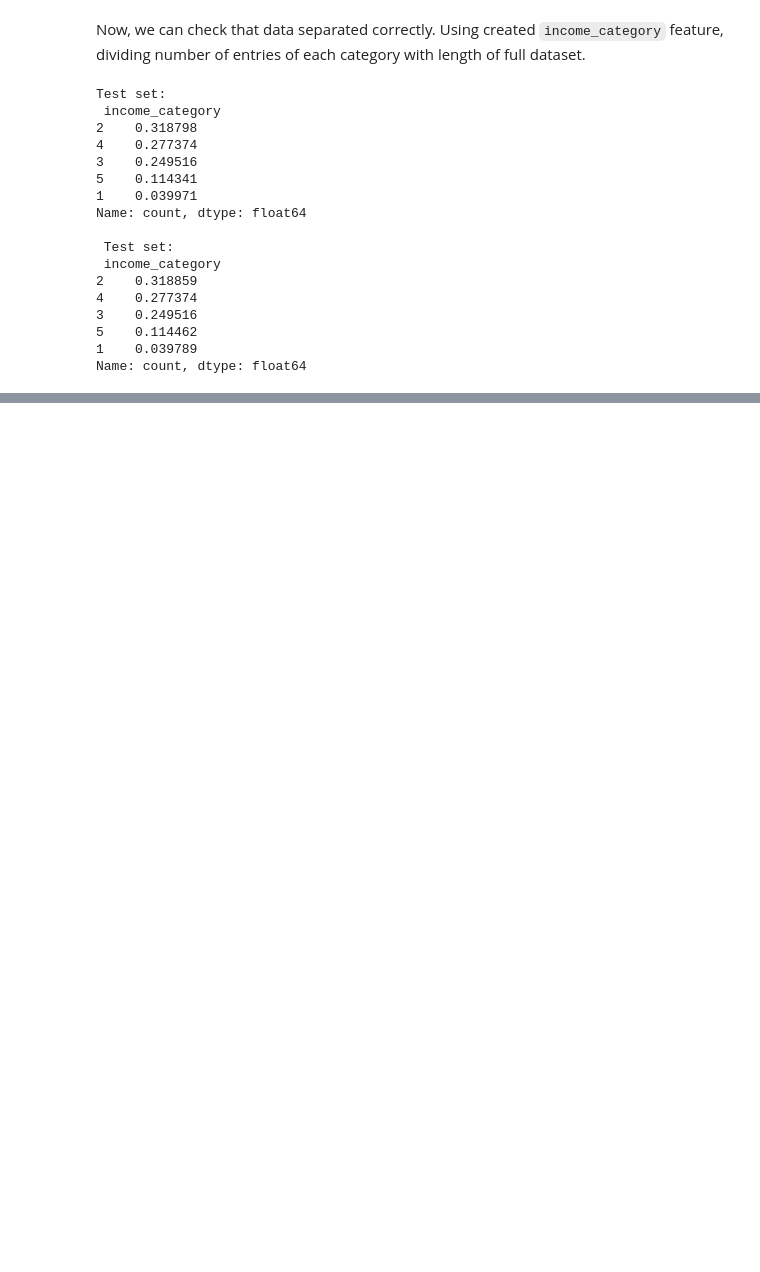
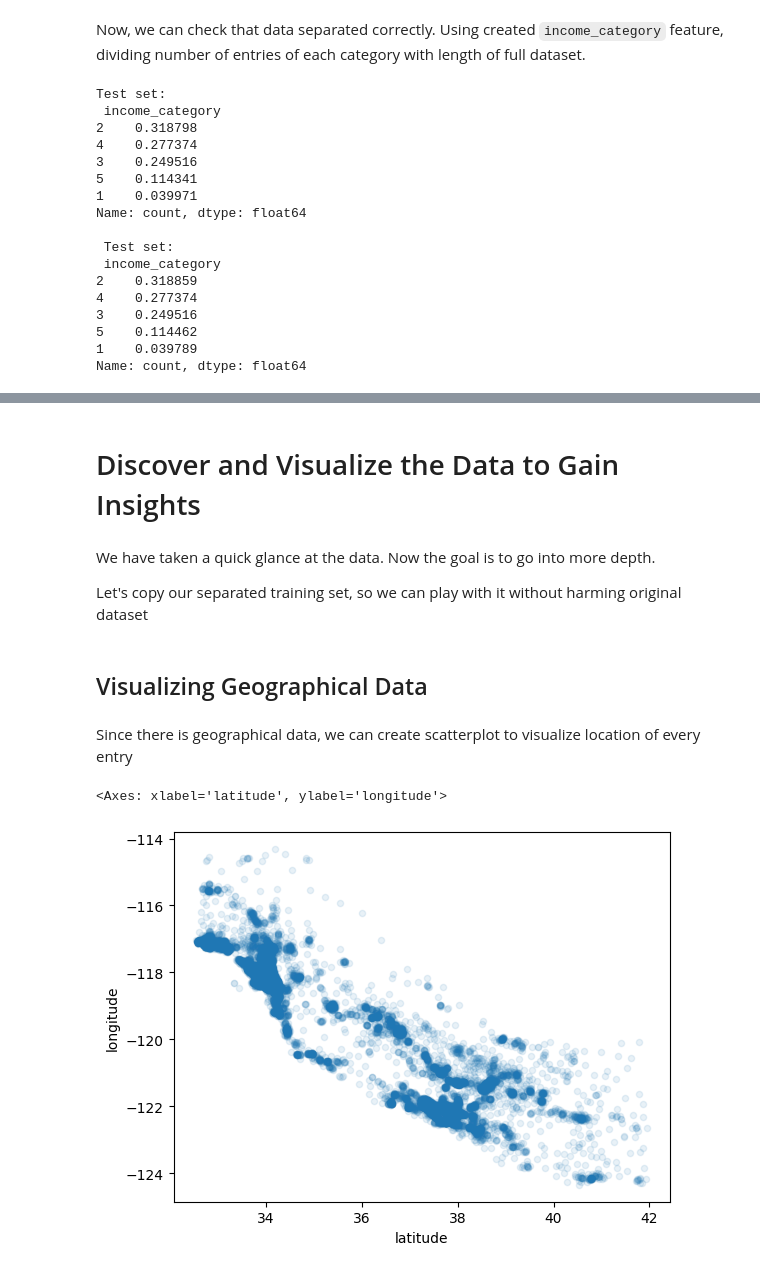
Before and after one commit to yeghor/Learning-Machine-Learning, a Jupyter notebook: Housing.ipynb, the cells around one changed output, grey strips where cells are left out. Drawn from its saved outputs; the diff is of its cells as text; code cells hidden in the pictures; blank space fills up the shorter version.

Commit message:
feat: added geographical data visualization

```diff
--- a/Housing.ipynb
+++ b/Housing.ipynb
@@ -146,8 +147,8 @@ from sklearn.model_selection import StratifiedShuffleSplit
 splitter = StratifiedShuffleSplit(n_splits=1, test_size=0.2, random_state=42)
 
 for train_index, test_index in splitter.split(X=csv_data, y=csv_data["income_category"]):
-    strat_train_set = csv_data.loc[train_index]
-    strat_test_set = csv_data.loc[test_index]
+    strat_train_set: DataFrame = csv_data.loc[train_index]
+    strat_test_set: DataFrame = csv_data.loc[test_index]
 # %% [markdown]
 Let's look closer at this code.
 
@@ -182,0 +185,17 @@ As we can see, stratified categories proportions are almost equal. It means that
+# %% [markdown]
+# Discover and Visualize the Data to Gain Insights
+# %% [markdown]
+We have taken a quick glance at the data. Now the goal is to go into more depth.
+
+Let's copy our separated training set, so we can play with it without harming original dataset
+# %%
+housing: DataFrame = strat_train_set.copy()
+# %% [markdown]
+## Visualizing Geographical Data
+# %% [markdown]
+Since there is geographical data, we can create scatterplot to visualize location of every entry
+# %%
+housing.plot(kind="scatter", x="latitude", y="longitude", alpha=0.1)
+# %% [output]
+<Axes: xlabel='latitude', ylabel='longitude'>
+[figure, added]
```
Also changed, not shown: parts of 8 cells of this notebook.
